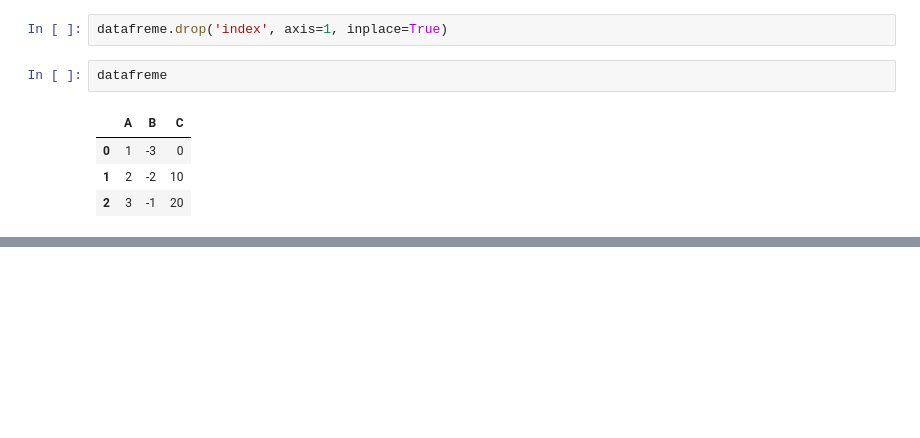
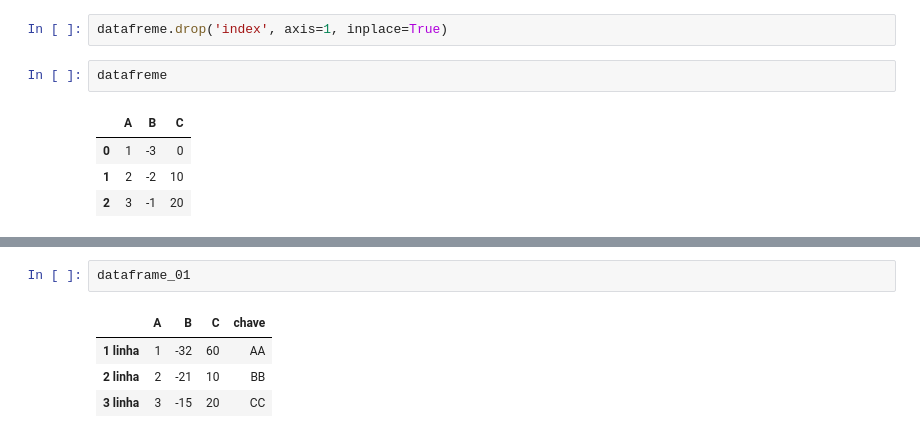
Before and after one commit to Willian-Walace/IABD-25-WILLIAN, a Jupyter notebook: AULA2/codigo.ipynb, the cells around one changed output, grey strips where cells are left out. Drawn from its saved outputs; the diff is of its cells as text; blank space fills up the shorter version.

```diff
--- a/AULA2/codigo.ipynb
+++ b/AULA2/codigo.ipynb
@@ -150,0 +188,7 @@ datafreme
+# %%
+dataframe_01
+# %% [output]
+|  | A | B | C | chave |
+| 1 linha | 1 | -32 | 60 | AA |
+| 2 linha | 2 | -21 | 10 | BB |
+| 3 linha | 3 | -15 | 20 | CC |
```
Also changed, not shown: parts of 12 cells of this notebook.
